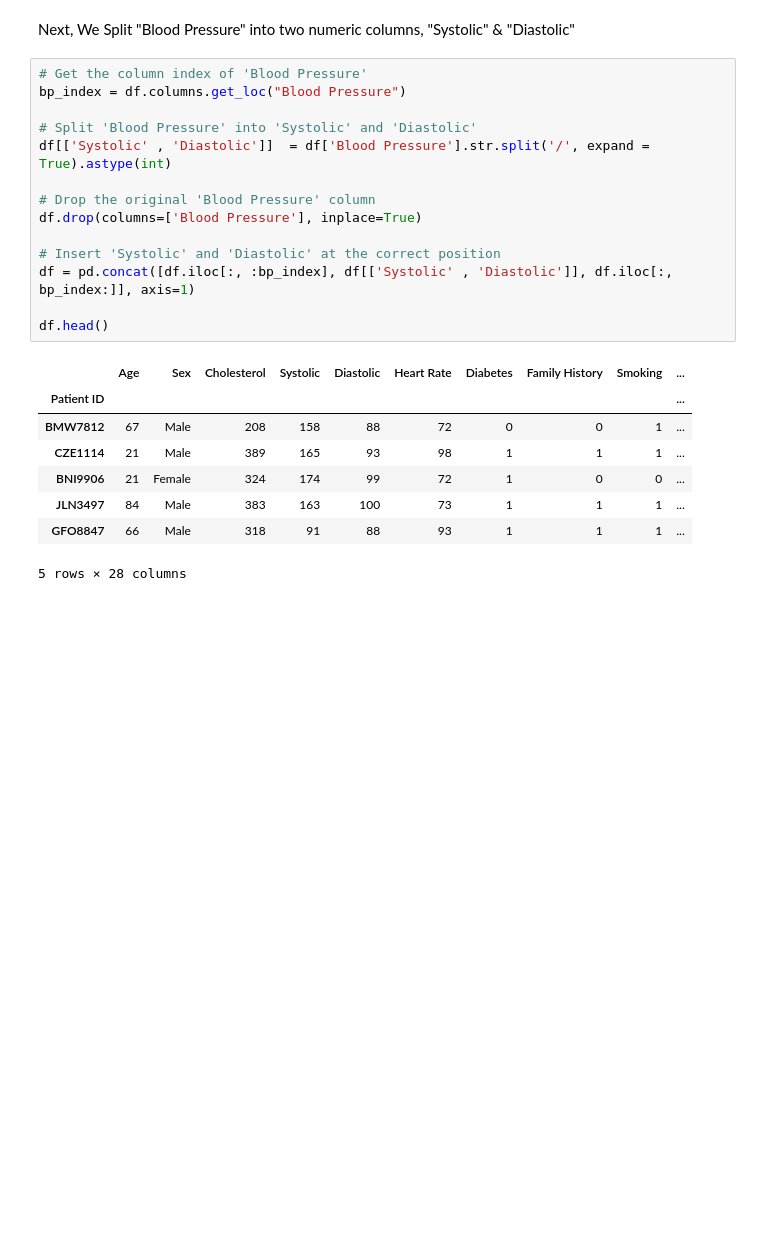
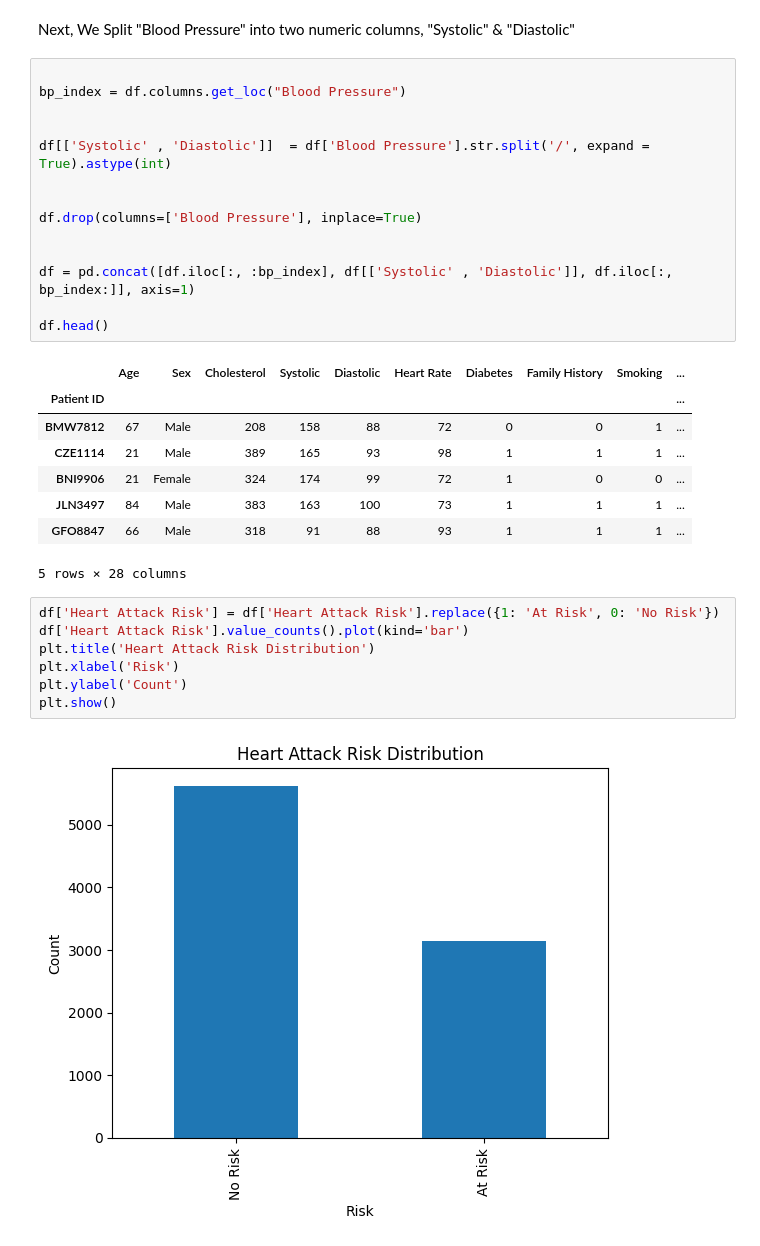
Before and after one commit to taimoorbinnasir/Heart-Attack-Risk-Prediction, a Jupyter notebook: group10_main.ipynb, the cells around one changed output. Saved outputs shown, nothing was run; the diff lists cells and outputs as text; blank space fills up the shorter version.

Commit message:
Update group10_main.ipynb
Added visualizations

```diff
--- a/group10_main.ipynb
+++ b/group10_main.ipynb
@@ -139,16 +139,16 @@ df.head()
 # %% [markdown]
 Next, We Split "Blood Pressure" into two numeric columns, "Systolic" & "Diastolic"
 # %%
-# Get the column index of 'Blood Pressure'
+
 bp_index = df.columns.get_loc("Blood Pressure")
 
-# Split 'Blood Pressure' into 'Systolic' and 'Diastolic'
+
 df[['Systolic' , 'Diastolic']]  = df['Blood Pressure'].str.split('/', expand = True).astype(int)
 
-# Drop the original 'Blood Pressure' column
+
 df.drop(columns=['Blood Pressure'], inplace=True)
 
-# Insert 'Systolic' and 'Diastolic' at the correct position
+
 df = pd.concat([df.iloc[:, :bp_index], df[['Systolic' , 'Diastolic']], df.iloc[:, bp_index:]], axis=1)
 
 df.head()
@@ -161,3 +161,12 @@ df.head()
 | JLN3497 | 84 | Male | 383 | 163 | 100 | 73 | 1 | 1 | 1 | ... |
 | GFO8847 | 66 | Male | 318 | 91 | 88 | 93 | 1 | 1 | 1 | ... |
 5 rows × 28 columns
+# %%
+df['Heart Attack Risk'] = df['Heart Attack Risk'].replace({1: 'At Risk', 0: 'No Risk'})
+df['Heart Attack Risk'].value_counts().plot(kind='bar')
+plt.title('Heart Attack Risk Distribution')
+plt.xlabel('Risk')
+plt.ylabel('Count')
+plt.show()
+# %% [output]
+[figure, added]
```
Also changed, not shown: parts of 3 cells of this notebook.
